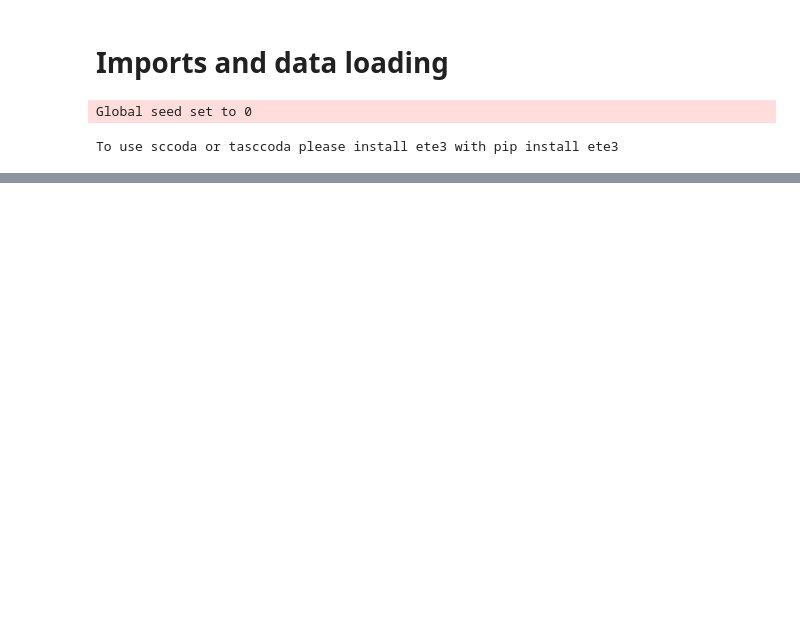
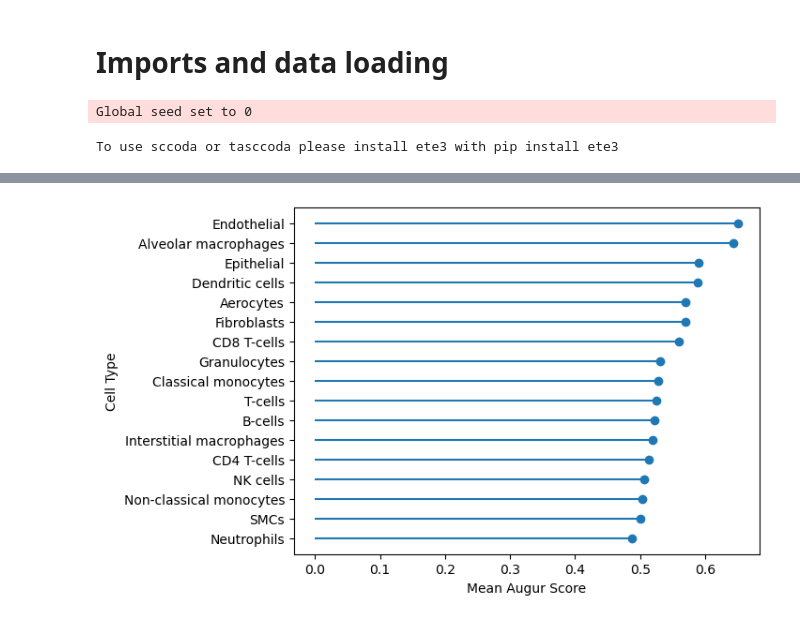
Before and after one commit to lueckenlab/masterpraktikum_fibrosis_atlas, a Jupyter notebook: notebooks/Pertpy/pertpy_augur.ipynb, the cells around one changed output, grey strips where cells are left out. Drawn from its saved outputs; the diff is of its cells as text; code cells hidden in the pictures; blank space fills up the shorter version.

```diff
--- a/notebooks/Pertpy/pertpy_augur.ipynb
+++ b/notebooks/Pertpy/pertpy_augur.ipynb
@@ -13,0 +32,7 @@ adata = sc.read("/home/p/pohll/Desktop/MP/data/galapagos_bleo_new_dr_leiden.h5ad
+# %%
+adata.obs["cell_type"] = adata.obs["manual_celltype_annotation_fine_leiden03"]
+adata.obs["label"] = adata.obs["SAMP_condition"]
+# %%
+#random_forest_classifier or logistic_regression_classifier for categorical data
+ag_rfc = pt.tl.Augur("random_forest_classifier")
+loaded_data = ag_rfc.load(adata)
@@ -13,0 +41,4 @@ adata = sc.read("/home/p/pohll/Desktop/MP/data/galapagos_bleo_new_dr_leiden.h5ad
+# %%
+h_adata, h_results = ag_rfc.predict(loaded_data, subsample_size=20, n_threads=4)
+
+print(h_results["summary_metrics"])
@@ -13,0 +78,4 @@ adata = sc.read("/home/p/pohll/Desktop/MP/data/galapagos_bleo_new_dr_leiden.h5ad
+# %%
+lollipop = pt.pl.ag.lollipop(h_results)
+# %% [output]
+[figure, added]
```
Also changed, not shown: parts of 6 cells of this notebook.
